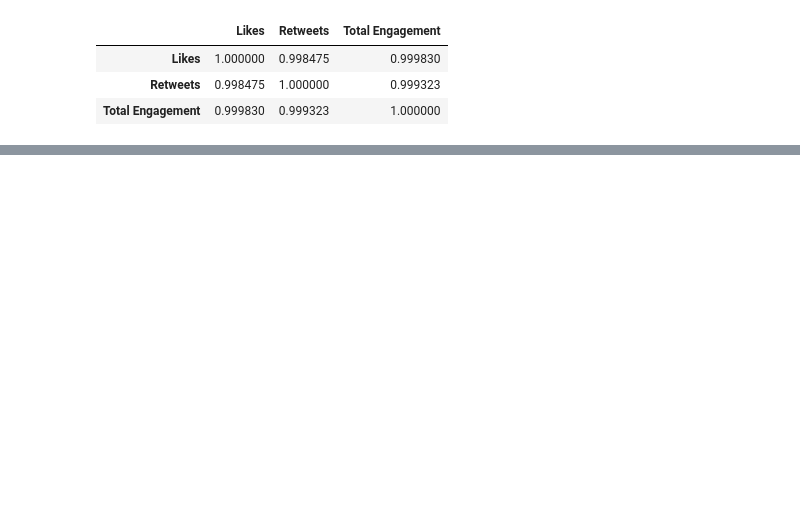
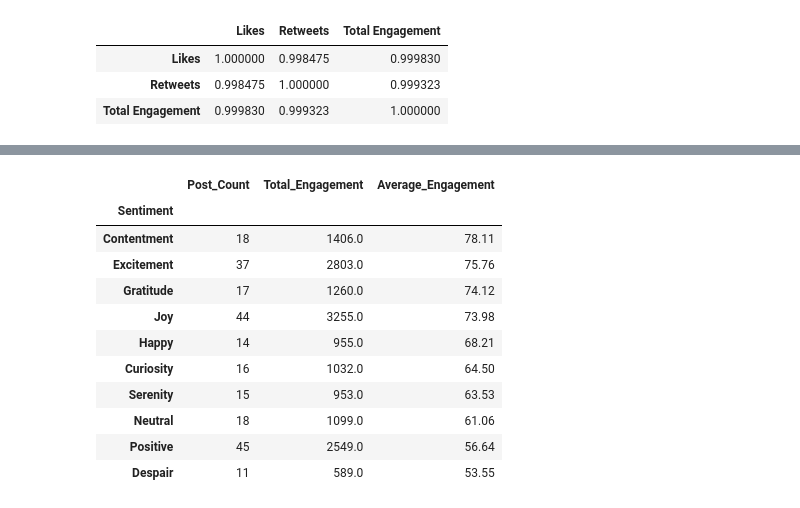
Before and after one commit to euiedavid/social-media-sentiments-analysis, a Jupyter notebook: notebook/social_media_sentiments_eda.ipynb, the cells around one changed output, grey strips where cells are left out. Cells and saved outputs as stored; diff of their text form; code cells hidden in the pictures; blank space fills up the shorter version.

```diff
--- a/notebook/social_media_sentiments_eda.ipynb
+++ b/notebook/social_media_sentiments_eda.ipynb
@@ -1151,0 +1211,27 @@ plt.show()
+# %%
+# get the top 10 most frequent sentiments
+top_10_sentiments = data['Sentiment'].value_counts().head(10).index
+
+# filter engagement data
+top_sentiment_engagement = sentiment_engagement.loc[top_10_sentiments]
+
+# sort by average engagement
+top_sentiment_engagement = top_sentiment_engagement.sort_values(
+    by='Average_Engagement',
+    ascending=False
+)
+
+top_sentiment_engagement
+# %% [output]
+|  | Post_Count | Total_Engagement | Average_Engagement |
+| Sentiment |  |  |  |
+| Contentment | 18 | 1406.0 | 78.11 |
+| Excitement | 37 | 2803.0 | 75.76 |
+| Gratitude | 17 | 1260.0 | 74.12 |
+| Joy | 44 | 3255.0 | 73.98 |
+| Happy | 14 | 955.0 | 68.21 |
+| Curiosity | 16 | 1032.0 | 64.50 |
+| Serenity | 15 | 953.0 | 63.53 |
+| Neutral | 18 | 1099.0 | 61.06 |
+| Positive | 45 | 2549.0 | 56.64 |
+| Despair | 11 | 589.0 | 53.55 |
```
Also changed, not shown: parts of 6 cells of this notebook.
